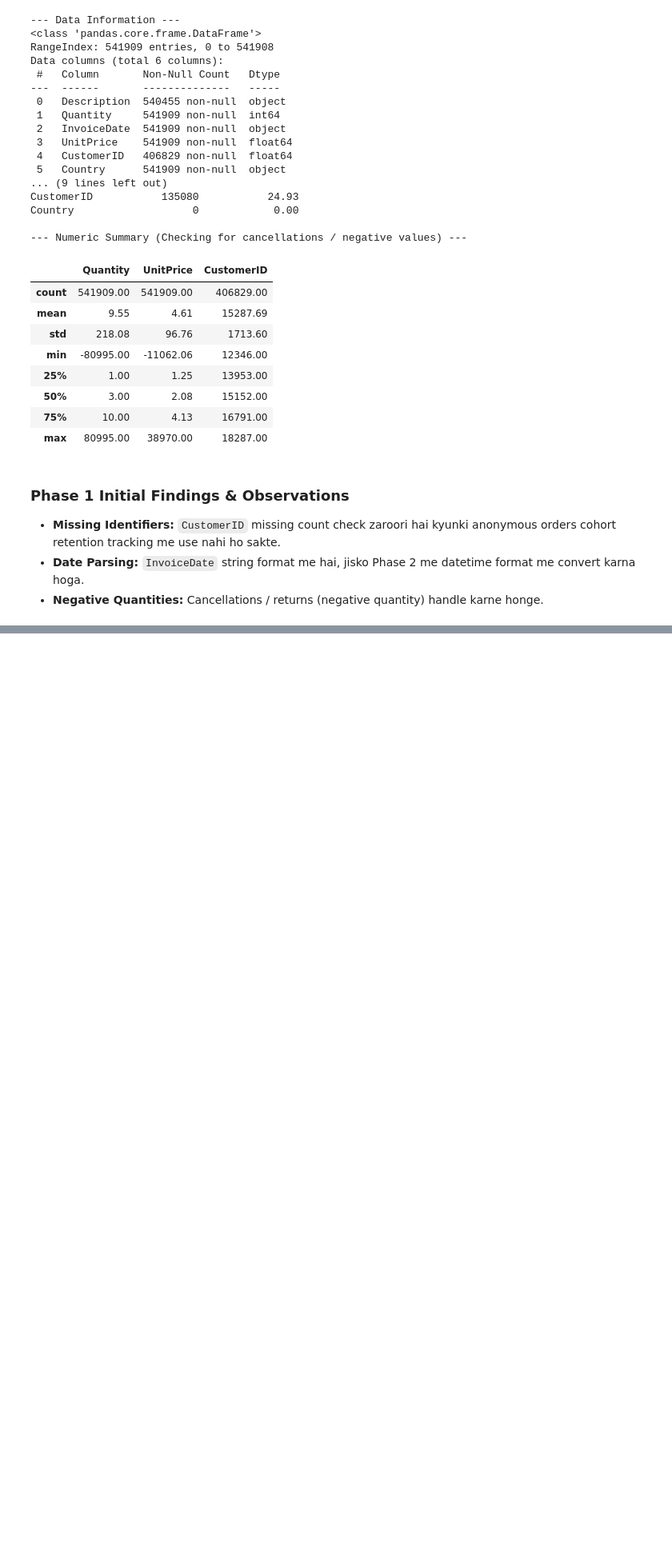
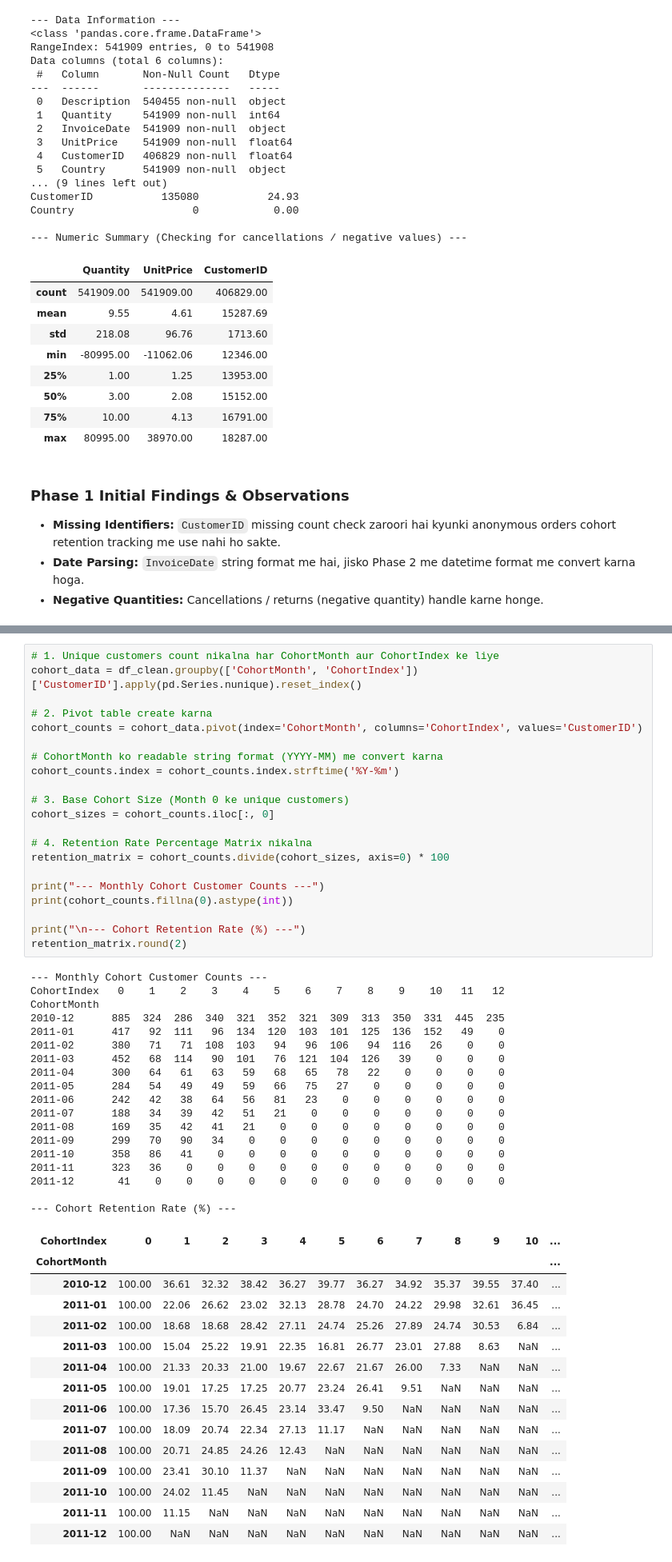
Before and after one commit to aadya-saraswat/DA-030-online-retail-cohort-analysis, a Jupyter notebook: notebooks/DA_030_cohort_analysis.ipynb, the cells around one changed output, grey strips where cells are left out. Shown at 80% size. Saved outputs shown, nothing was run; the diff lists cells and outputs as text; blank space fills up the shorter version.

```diff
--- a/notebooks/DA_030_cohort_analysis.ipynb
+++ b/notebooks/DA_030_cohort_analysis.ipynb
@@ -89,0 +159,55 @@ Country                   0            0.00
+# %%
+# 1. Unique customers count nikalna har CohortMonth aur CohortIndex ke liye
+cohort_data = df_clean.groupby(['CohortMonth', 'CohortIndex'])['CustomerID'].apply(pd.Series.nunique).reset_index()
+
+# 2. Pivot table create karna
+cohort_counts = cohort_data.pivot(index='CohortMonth', columns='CohortIndex', values='CustomerID')
+
+# CohortMonth ko readable string format (YYYY-MM) me convert karna
+cohort_counts.index = cohort_counts.index.strftime('%Y-%m')
+
+# 3. Base Cohort Size (Month 0 ke unique customers)
+cohort_sizes = cohort_counts.iloc[:, 0]
+
+# 4. Retention Rate Percentage Matrix nikalna
+retention_matrix = cohort_counts.divide(cohort_sizes, axis=0) * 100
+
+print("--- Monthly Cohort Customer Counts ---")
+print(cohort_counts.fillna(0).astype(int))
+
+print("\n--- Cohort Retention Rate (%) ---")
+retention_matrix.round(2)
+# %% [output]
+--- Monthly Cohort Customer Counts ---
+CohortIndex   0    1    2    3    4    5    6    7    8    9    10   11   12
+CohortMonth
+2010-12      885  324  286  340  321  352  321  309  313  350  331  445  235
+2011-01      417   92  111   96  134  120  103  101  125  136  152   49    0
+2011-02      380   71   71  108  103   94   96  106   94  116   26    0    0
+2011-03      452   68  114   90  101   76  121  104  126   39    0    0    0
+2011-04      300   64   61   63   59   68   65   78   22    0    0    0    0
+2011-05      284   54   49   49   59   66   75   27    0    0    0    0    0
+2011-06      242   42   38   64   56   81   23    0    0    0    0    0    0
+2011-07      188   34   39   42   51   21    0    0    0    0    0    0    0
+2011-08      169   35   42   41   21    0    0    0    0    0    0    0    0
+2011-09      299   70   90   34    0    0    0    0    0    0    0    0    0
+2011-10      358   86   41    0    0    0    0    0    0    0    0    0    0
+2011-11      323   36    0    0    0    0    0    0    0    0    0    0    0
+2011-12       41    0    0    0    0    0    0    0    0    0    0    0    0
+
+--- Cohort Retention Rate (%) ---
+| CohortIndex | 0 | 1 | 2 | 3 | 4 | 5 | 6 | 7 | 8 | 9 | 10 | ... |
+| CohortMonth |  |  |  |  |  |  |  |  |  |  |  | ... |
+| 2010-12 | 100.00 | 36.61 | 32.32 | 38.42 | 36.27 | 39.77 | 36.27 | 34.92 | 35.37 | 39.55 | 37.40 | ... |
+| 2011-01 | 100.00 | 22.06 | 26.62 | 23.02 | 32.13 | 28.78 | 24.70 | 24.22 | 29.98 | 32.61 | 36.45 | ... |
+| 2011-02 | 100.00 | 18.68 | 18.68 | 28.42 | 27.11 | 24.74 | 25.26 | 27.89 | 24.74 | 30.53 | 6.84 | ... |
+| 2011-03 | 100.00 | 15.04 | 25.22 | 19.91 | 22.35 | 16.81 | 26.77 | 23.01 | 27.88 | 8.63 | NaN | ... |
+| 2011-04 | 100.00 | 21.33 | 20.33 | 21.00 | 19.67 | 22.67 | 21.67 | 26.00 | 7.33 | NaN | NaN | ... |
+| 2011-05 | 100.00 | 19.01 | 17.25 | 17.25 | 20.77 | 23.24 | 26.41 | 9.51 | NaN | NaN | NaN | ... |
+| 2011-06 | 100.00 | 17.36 | 15.70 | 26.45 | 23.14 | 33.47 | 9.50 | NaN | NaN | NaN | NaN | ... |
+| 2011-07 | 100.00 | 18.09 | 20.74 | 22.34 | 27.13 | 11.17 | NaN | NaN | NaN | NaN | NaN | ... |
+| 2011-08 | 100.00 | 20.71 | 24.85 | 24.26 | 12.43 | NaN | NaN | NaN | NaN | NaN | NaN | ... |
+| 2011-09 | 100.00 | 23.41 | 30.10 | 11.37 | NaN | NaN | NaN | NaN | NaN | NaN | NaN | ... |
+| 2011-10 | 100.00 | 24.02 | 11.45 | NaN | NaN | NaN | NaN | NaN | NaN | NaN | NaN | ... |
+| 2011-11 | 100.00 | 11.15 | NaN | NaN | NaN | NaN | NaN | NaN | NaN | NaN | NaN | ... |
+| 2011-12 | 100.00 | NaN | NaN | NaN | NaN | NaN | NaN | NaN | NaN | NaN | NaN | ... |
```
Also changed, not shown: parts of 8 cells of this notebook.
